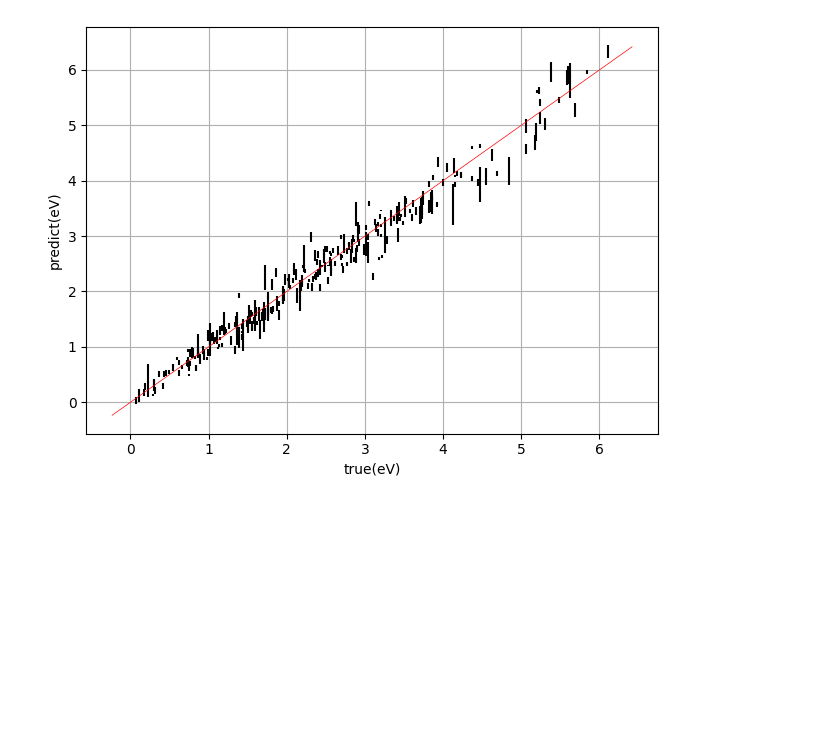
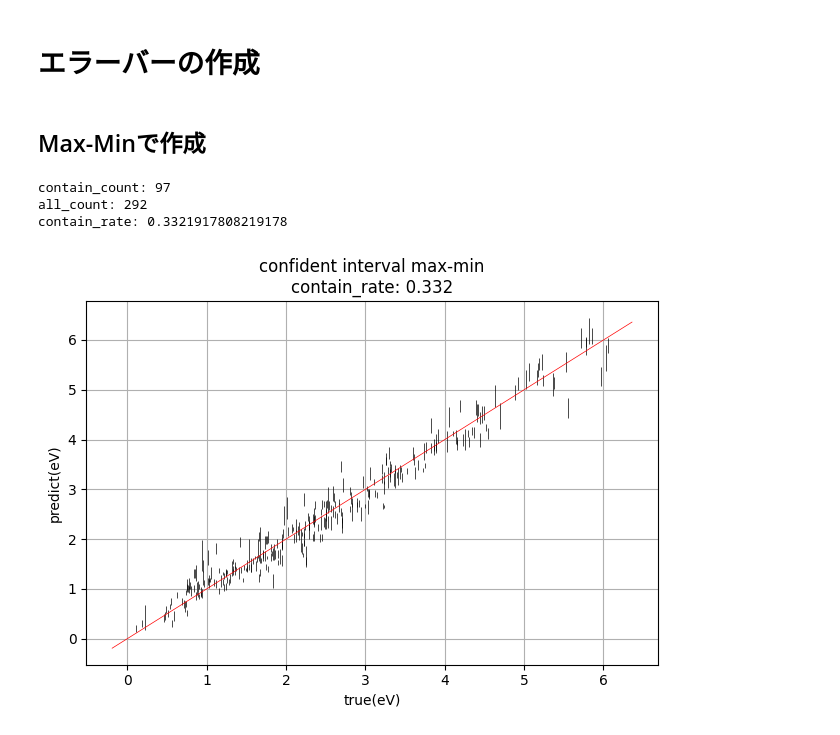
Before and after one commit to nao008/DOSnet_old, a Jupyter notebook: plot_seed.ipynb, the cells around one changed output. Drawn from its saved outputs; the diff is of its cells as text; code cells hidden in the pictures; blank space fills up the shorter version.

Commit message:
[upgrade plot_seed]

```diff
--- a/plot_seed.ipynb
+++ b/plot_seed.ipynb
@@ -10,12 +17,23 @@ log = {}
 # %%
-seed_vals = [42, 666, 2023, 1, 3]
+log = {}
+seed_vals = [42+i for i in range(10)]
 list_len = len(seed_vals)
 # ファイル名のリスト
-filenames = [f"result/seed/{dataname}_seed{seed_val}_predict_{alldata}.txt" for seed_val in seed_vals]
+if run_mode == "reguler":
+    filenames = [f"result/seed/{dataname}_seed{seed_val}_predict_{alldata}.txt" for seed_val in seed_vals]
+elif run_mode == "kfold":
+    filenames = [f"result/seed/{dataname}_CV_seed{seed_val}.txt" for seed_val in seed_vals]
 
 # 各ファイルからデータを読み込み、データフレームに変換
 df_list = [pd.read_csv(filename, sep=" ", header=None) for filename in filenames]
 
 #各データフレームの名称と色
 labels = [f"seed:{seed_vals}" for seed_vals in seed_vals]
-colors = ['red', 'blue', 'green', 'yellow', 'purple']
+# colors = ['red', 'blue', 'green', 'yellow', 'purple']
+
+# データフレームを結合
+all_df = pd.concat(df_list, axis=1)
+all_df["true"] = all_df[0].iloc[:,0]
+all_df.drop(0, axis=1, inplace=True)
+all_df.columns = *labels, "true"
+all_df.head()
@@ -102,21 +89,43 @@ plt.close()
+# %% [markdown]
+# エラーバーの作成
+# %% [markdown]
+## Max-Minで作成
 # %%
-#エラーバーのplot
-fig2, ax2 = plt.subplots()
-list = []
-for i in range(len(all_df)):
-    list.append(all_df[1][i])
-    if i % len(labels) == len(labels)-1:
-        plt.vlines(all_df[0][i], min(list), max(list), color='black')
-        list = []
+# 各行に対して条件を計算
+true_values = all_df.iloc[:, -1]
+mean_values = all_df.iloc[:, :-1].mean(axis=1)
+std_values = all_df.iloc[:, :-1].std(axis=1)
+lower_values = all_df.iloc[:, :-1].min(axis=1)
+upper_values = all_df.iloc[:, :-1].max(axis=1)
+# 条件に基づいてグラフを描画
+plt.vlines(true_values, lower_values, upper_values, color='black', linewidth=0.5)
+# 全体のカウント
+all_count = len(true_values)
+# 条件を満たす場合のカウント
+contain_count = np.sum((lower_values <= true_values) & (true_values <= upper_values))
+
+# 結果の出力
+print(f"contain_count: {contain_count}")
+print(f"all_count: {all_count}")
+print(f"contain_rate: {contain_count / all_count}")
+
 # 軸の名前を設定
 plt.xlabel('true(eV)')
 plt.ylabel('predict(eV)')
-x = np.linspace(*plt.xlim())  # x軸の範囲を取得
-plt.plot(x, x, color='red', linewidth=0.5)  # y=xのグラフを描画
+# y=xのグラフを描画
+x = np.linspace(*plt.xlim())
+plt.plot(x, x, color='red', linewidth=0.5)
+# グリッドとタイトルを追加
 plt.grid(True)
+plt.title(f"confident interval max-min\ncontain_rate: {contain_count / all_count:.3f}")
+# レイアウトの調整
 plt.tight_layout()
-plt.savefig(f"resultplot/seed.png")
+# 保存と表示
+plt.savefig(f"resultplot/seed_{run_mode}.png")
 plt.show(block=False)
 plt.close()
 # %% [output]
+contain_count: 97
+all_count: 292
+contain_rate: 0.3321917808219178
-[figure, old version]
+[figure, new version]
```
Also changed, not shown: parts of 16 cells of this notebook, 1 other file.
